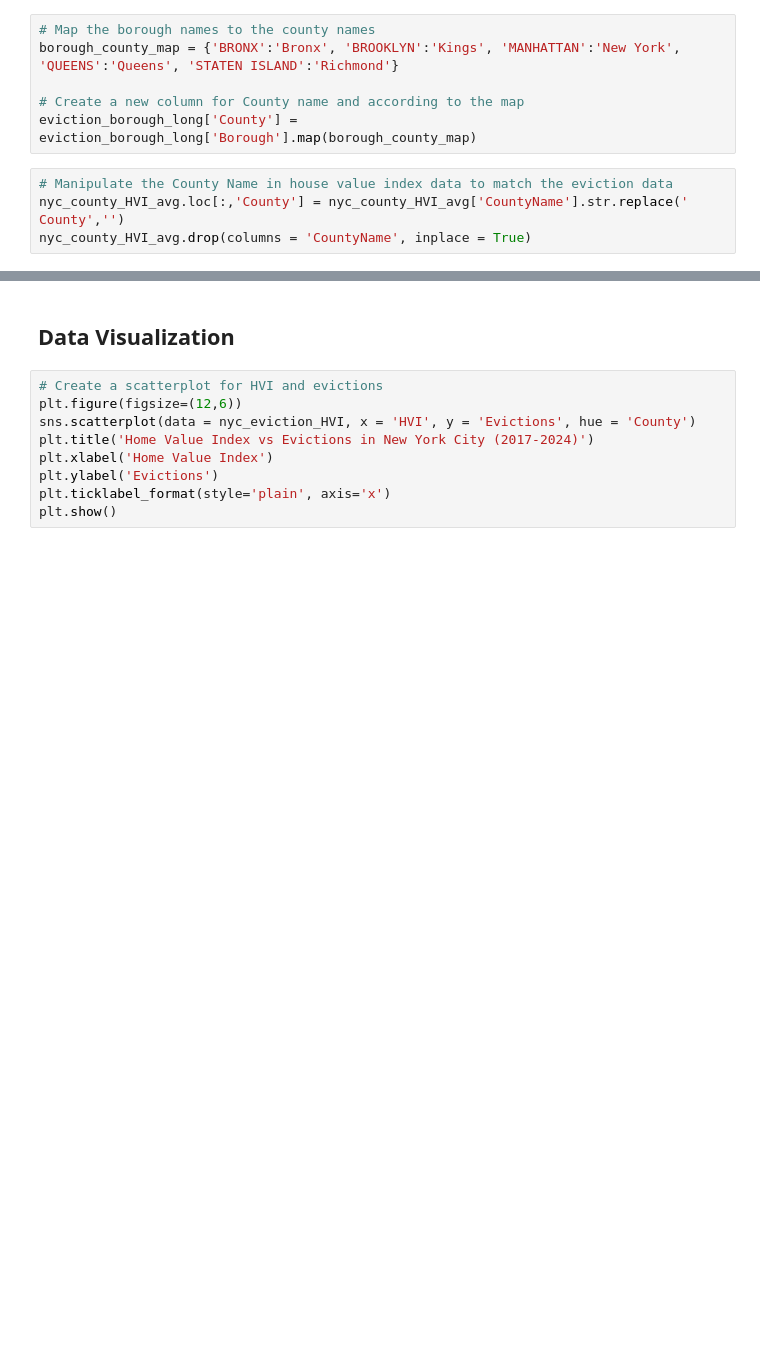
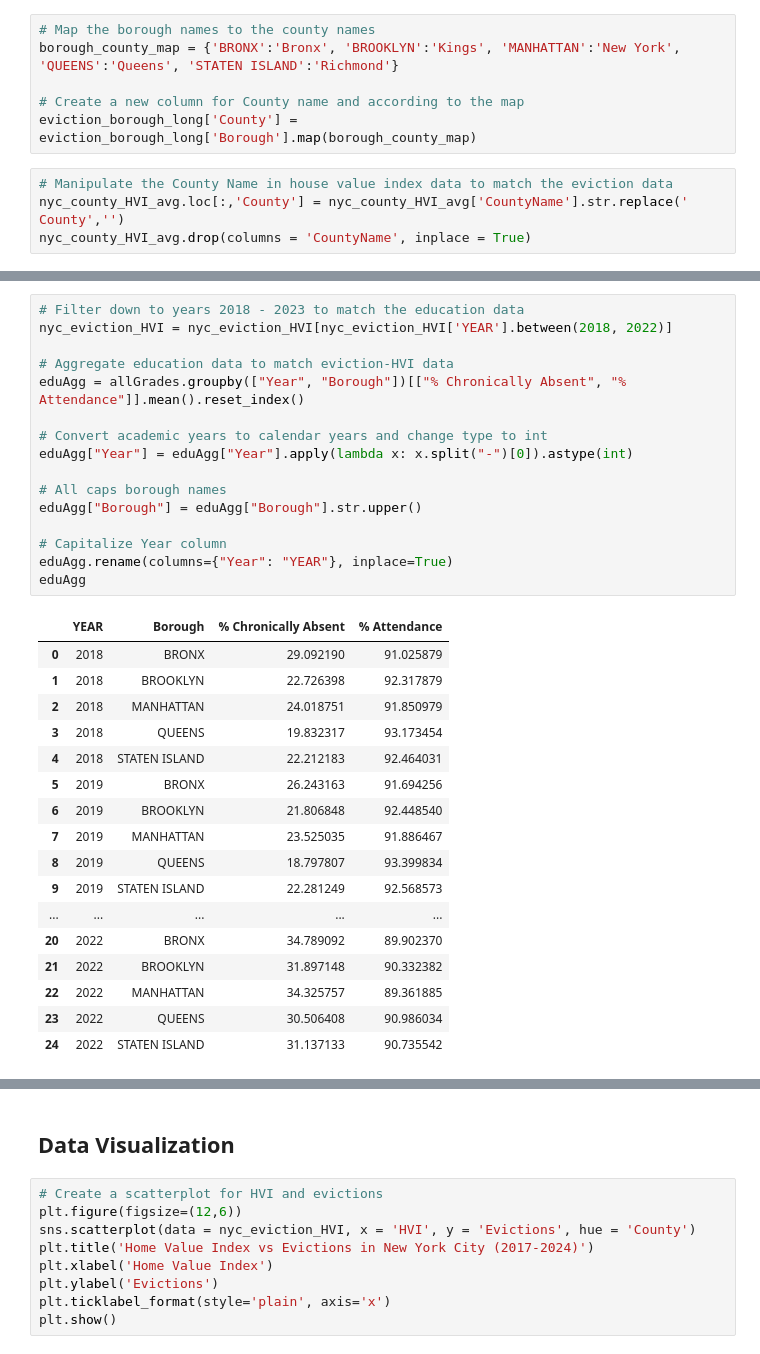
Before and after one commit to NakaFrozn/si618_final_project, a Jupyter notebook: Final_Project_Step1.ipynb, the cells around one changed output, grey strips where cells are left out. Drawn from its saved outputs; the diff is of its cells as text; blank space fills up the shorter version.

```diff
--- a/Final_Project_Step1.ipynb
+++ b/Final_Project_Step1.ipynb
@@ -393,0 +396,34 @@ nyc_eviction_HVI.describe()
+# %%
+# Filter down to years 2018 - 2023 to match the education data
+nyc_eviction_HVI = nyc_eviction_HVI[nyc_eviction_HVI['YEAR'].between(2018, 2022)]
+
+# Aggregate education data to match eviction-HVI data
+eduAgg = allGrades.groupby(["Year", "Borough"])[["% Chronically Absent", "% Attendance"]].mean().reset_index()
+
+# Convert academic years to calendar years and change type to int
+eduAgg["Year"] = eduAgg["Year"].apply(lambda x: x.split("-")[0]).astype(int)
+
+# All caps borough names
+eduAgg["Borough"] = eduAgg["Borough"].str.upper()
+
+# Capitalize Year column
+eduAgg.rename(columns={"Year": "YEAR"}, inplace=True)
+eduAgg
+# %% [output]
+|  | YEAR | Borough | % Chronically Absent | % Attendance |
+| 0 | 2018 | BRONX | 29.092190 | 91.025879 |
+| 1 | 2018 | BROOKLYN | 22.726398 | 92.317879 |
+| 2 | 2018 | MANHATTAN | 24.018751 | 91.850979 |
+| 3 | 2018 | QUEENS | 19.832317 | 93.173454 |
+| 4 | 2018 | STATEN ISLAND | 22.212183 | 92.464031 |
+| 5 | 2019 | BRONX | 26.243163 | 91.694256 |
+| 6 | 2019 | BROOKLYN | 21.806848 | 92.448540 |
+| 7 | 2019 | MANHATTAN | 23.525035 | 91.886467 |
+| 8 | 2019 | QUEENS | 18.797807 | 93.399834 |
+| 9 | 2019 | STATEN ISLAND | 22.281249 | 92.568573 |
+| ... | ... | ... | ... | ... |
+| 20 | 2022 | BRONX | 34.789092 | 89.902370 |
+| 21 | 2022 | BROOKLYN | 31.897148 | 90.332382 |
+| 22 | 2022 | MANHATTAN | 34.325757 | 89.361885 |
+| 23 | 2022 | QUEENS | 30.506408 | 90.986034 |
+| 24 | 2022 | STATEN ISLAND | 31.137133 | 90.735542 |
```
Also changed, not shown: parts of 11 cells of this notebook, 1 other file.
